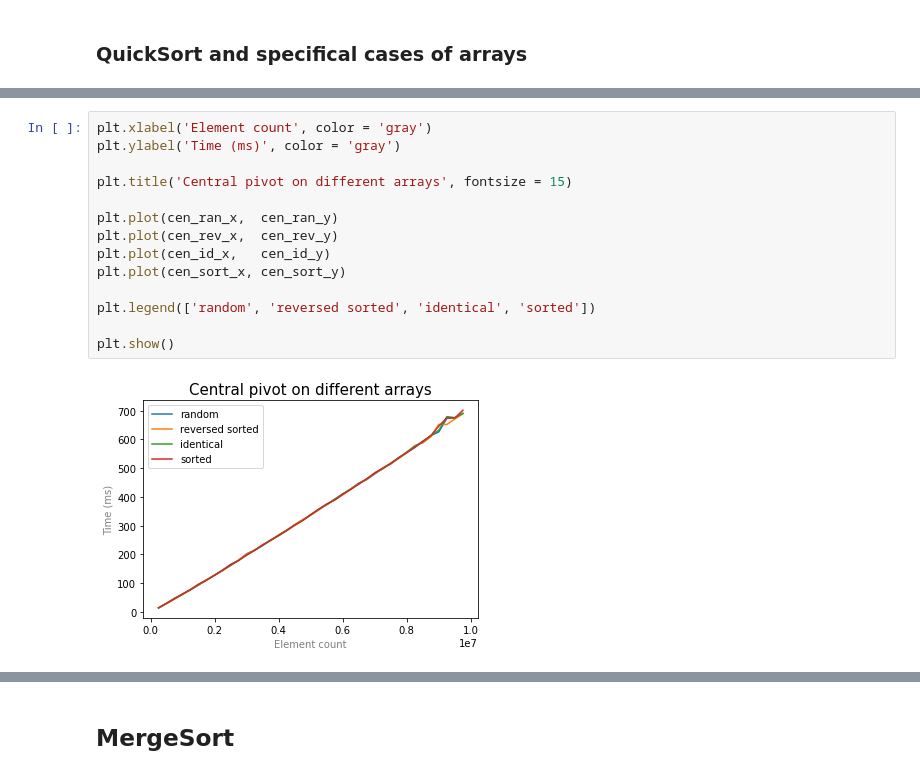
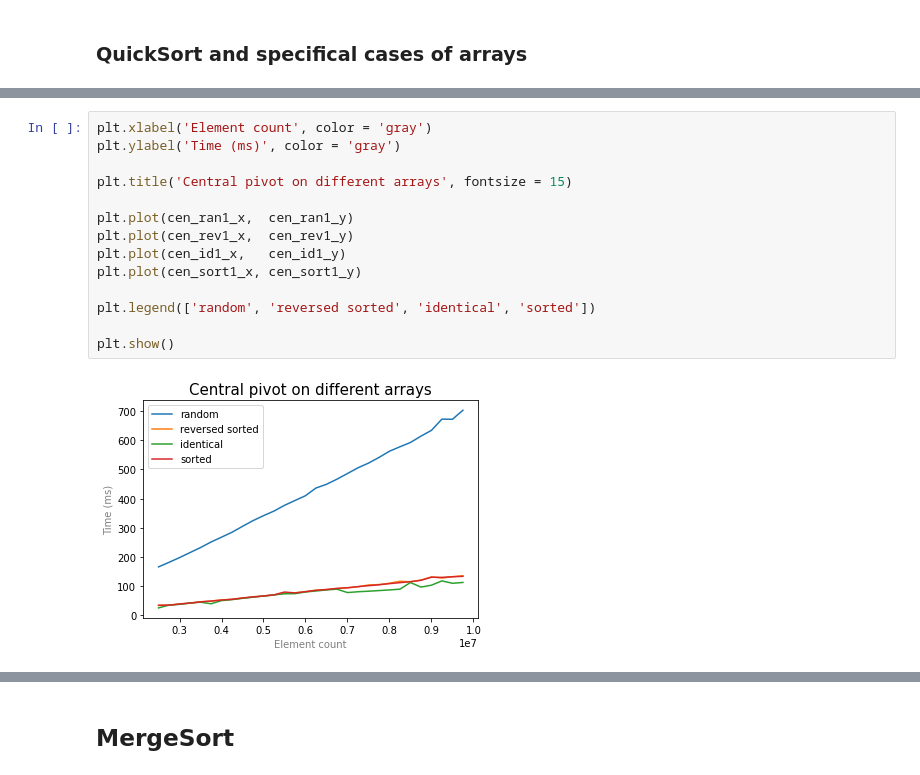
Before and after one commit to sqiportinhsa/NoLabs, a Jupyter notebook: sorting/plots/plots.ipynb, the cells around one changed output, grey strips where cells are left out. Cells and saved outputs as stored; diff of their text form.

```diff
--- a/sorting/plots/plots.ipynb
+++ b/sorting/plots/plots.ipynb
@@ -446,16 +555,16 @@ NameError: name 'plt' is not defined
 # %%
 plt.xlabel('Element count', color = 'gray')
 plt.ylabel('Time (ms)', color = 'gray')
 
 plt.title('Central pivot on different arrays', fontsize = 15)
 
-plt.plot(cen_ran_x,  cen_ran_y)
-plt.plot(cen_rev_x,  cen_rev_y)
-plt.plot(cen_id_x,   cen_id_y)
-plt.plot(cen_sort_x, cen_sort_y)
+plt.plot(cen_ran1_x,  cen_ran1_y)
+plt.plot(cen_rev1_x,  cen_rev1_y)
+plt.plot(cen_id1_x,   cen_id1_y)
+plt.plot(cen_sort1_x, cen_sort1_y)
 
 plt.legend(['random', 'reversed sorted', 'identical', 'sorted'])
 
 plt.show()
 # %% [output]
-[figure, old version]
+[figure, new version]
```
Also changed, not shown: parts of 13 cells of this notebook, 19 other files.
